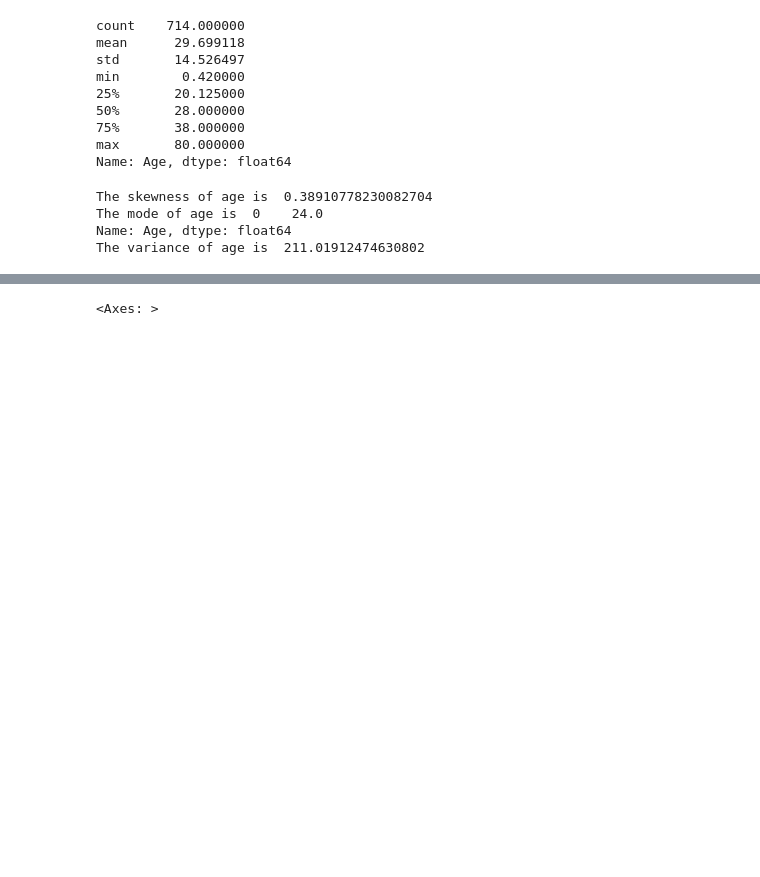
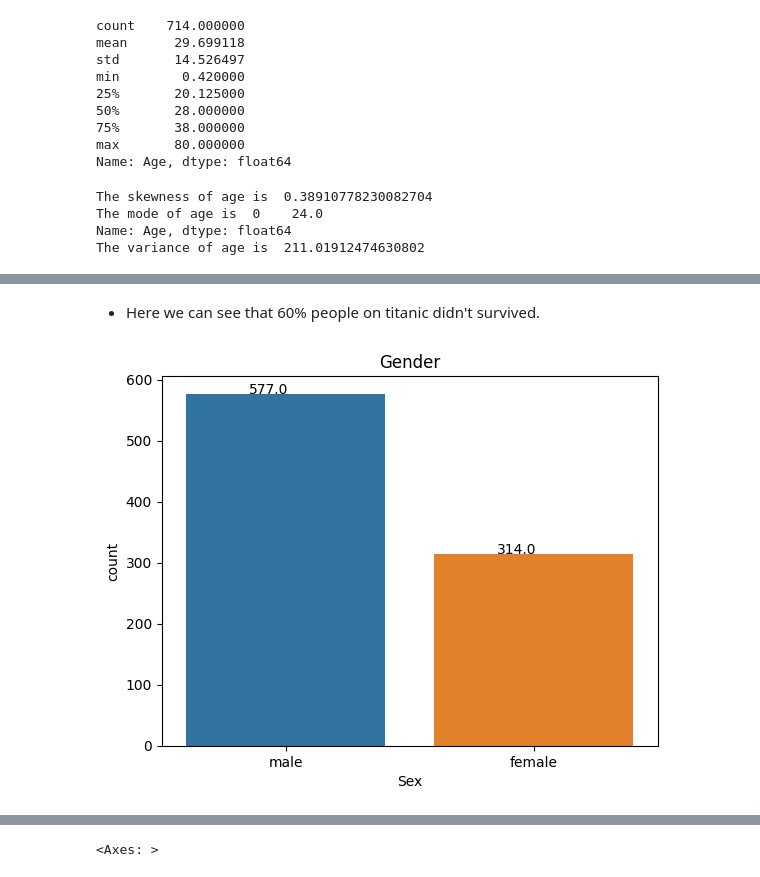
Before and after one commit to Rohan01346/Titanic-Survival, a Jupyter notebook: Titanic.ipynb, the cells around one changed output, grey strips where cells are left out. Saved outputs shown, nothing was run; the diff lists cells and outputs as text; code cells hidden in the pictures; blank space fills up the shorter version.

```diff
--- a/Titanic.ipynb
+++ b/Titanic.ipynb
@@ -176,0 +196,9 @@ data_train["Age"].plot(kind="hist")
+# %% [markdown]
+- Here we can see that 60% people on titanic didn't survived.
+# %%
+plt.title("Gender")
+graph_1 = sns.countplot(x="Sex",data=data_train)
+for p in graph_1.patches:
+  graph_1.annotate('{:.1f}'.format(p.get_height()), (p.get_x()+0.25, p.get_height()+0.01))
+# %% [output]
+[figure, added]
```
Also changed, not shown: parts of 18 cells of this notebook.
